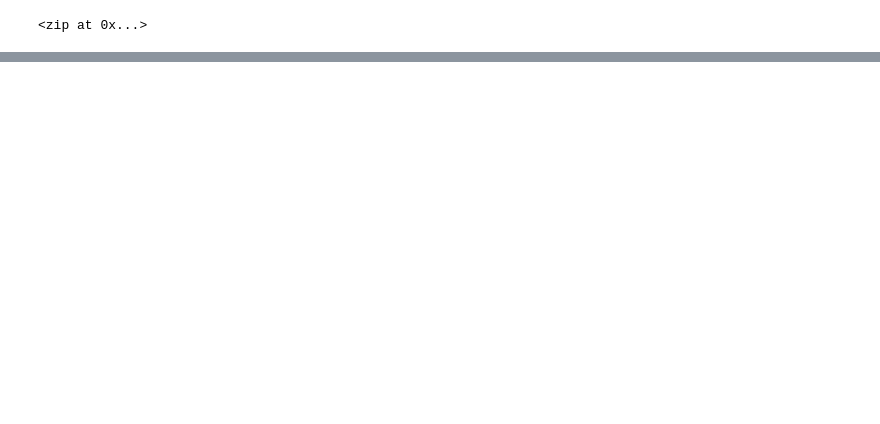
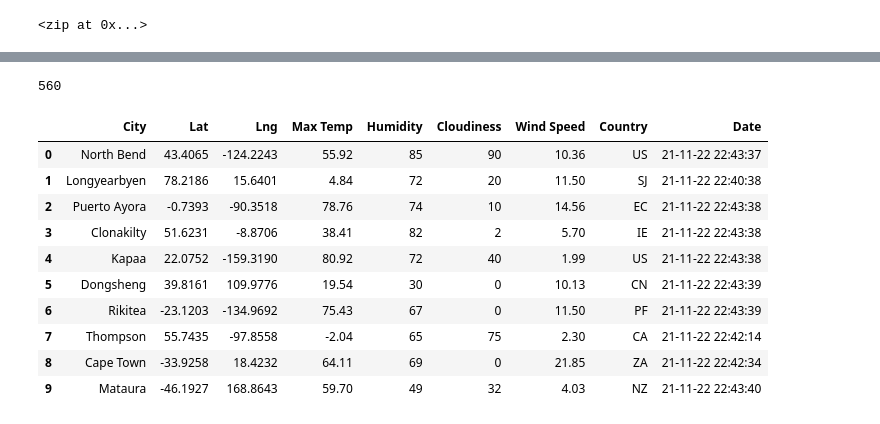
Before and after one commit to jmueller187/World_Weather_Analysis, a Jupyter notebook: WeatherPy.ipynb, the cells around one changed output, grey strips where cells are left out. Drawn from its saved outputs; the diff is of its cells as text; code cells hidden in the pictures; blank space fills up the shorter version.

Commit message:
Created city data DF & csv.

```diff
--- a/WeatherPy.ipynb
+++ b/WeatherPy.ipynb
@@ -34,0 +45,3 @@ len(cities)
+# %%
+# Starting URL for Weather Map API Call.
+url = "http://api.openweathermap.org/data/2.5/weather?units=Imperial&APPID=" + weather_api_key
@@ -34,0 +129,20 @@ len(cities)
+# %%
+len(city_data)
+# %% [output]
+560
+# %%
+# Convert the array of dictionaries to a Pandas DataFrame.
+city_data_df = pd.DataFrame(city_data)
+city_data_df.head(10)
+# %% [output]
+|  | City | Lat | Lng | Max Temp | Humidity | Cloudiness | Wind Speed | Country | Date |
+| 0 | North Bend | 43.4065 | -124.2243 | 55.92 | 85 | 90 | 10.36 | US | 21-11-22 22:43:37 |
+| 1 | Longyearbyen | 78.2186 | 15.6401 | 4.84 | 72 | 20 | 11.50 | SJ | 21-11-22 22:40:38 |
+| 2 | Puerto Ayora | -0.7393 | -90.3518 | 78.76 | 74 | 10 | 14.56 | EC | 21-11-22 22:43:38 |
+| 3 | Clonakilty | 51.6231 | -8.8706 | 38.41 | 82 | 2 | 5.70 | IE | 21-11-22 22:43:38 |
+| 4 | Kapaa | 22.0752 | -159.3190 | 80.92 | 72 | 40 | 1.99 | US | 21-11-22 22:43:38 |
+| 5 | Dongsheng | 39.8161 | 109.9776 | 19.54 | 30 | 0 | 10.13 | CN | 21-11-22 22:43:39 |
+| 6 | Rikitea | -23.1203 | -134.9692 | 75.43 | 67 | 0 | 11.50 | PF | 21-11-22 22:43:39 |
+| 7 | Thompson | 55.7435 | -97.8558 | -2.04 | 65 | 75 | 2.30 | CA | 21-11-22 22:42:14 |
+| 8 | Cape Town | -33.9258 | 18.4232 | 64.11 | 69 | 0 | 21.85 | ZA | 21-11-22 22:42:34 |
+| 9 | Mataura | -46.1927 | 168.8643 | 59.70 | 49 | 32 | 4.03 | NZ | 21-11-22 22:43:40 |
```
Also changed, not shown: parts of 7 cells of this notebook, 4 other files.
